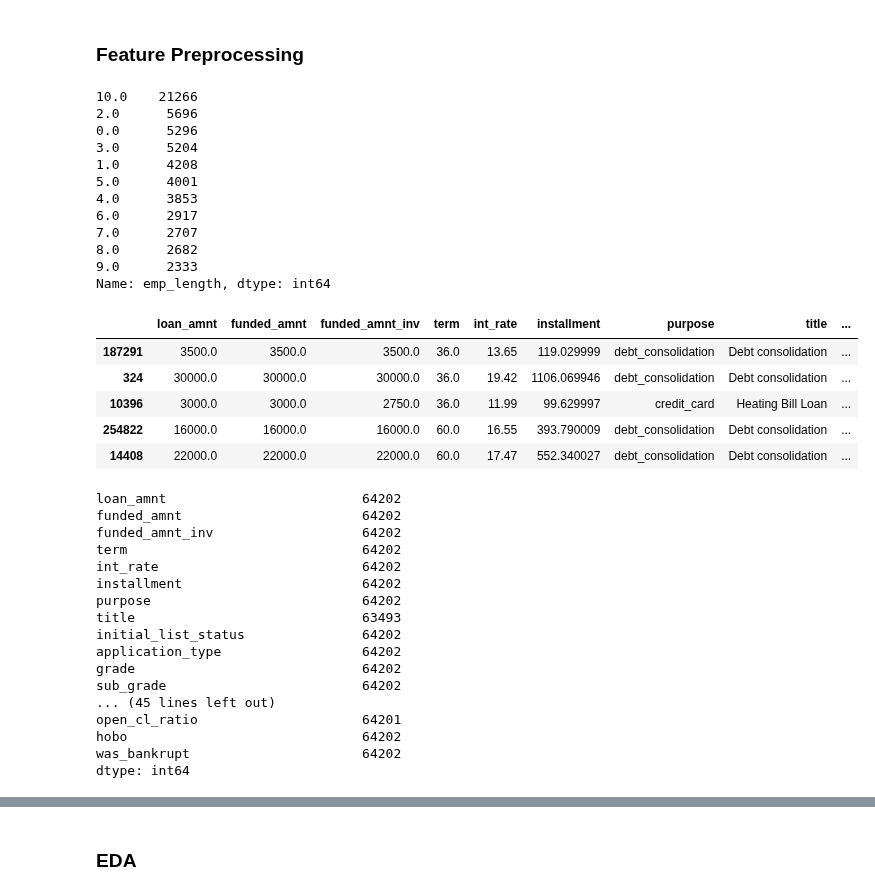
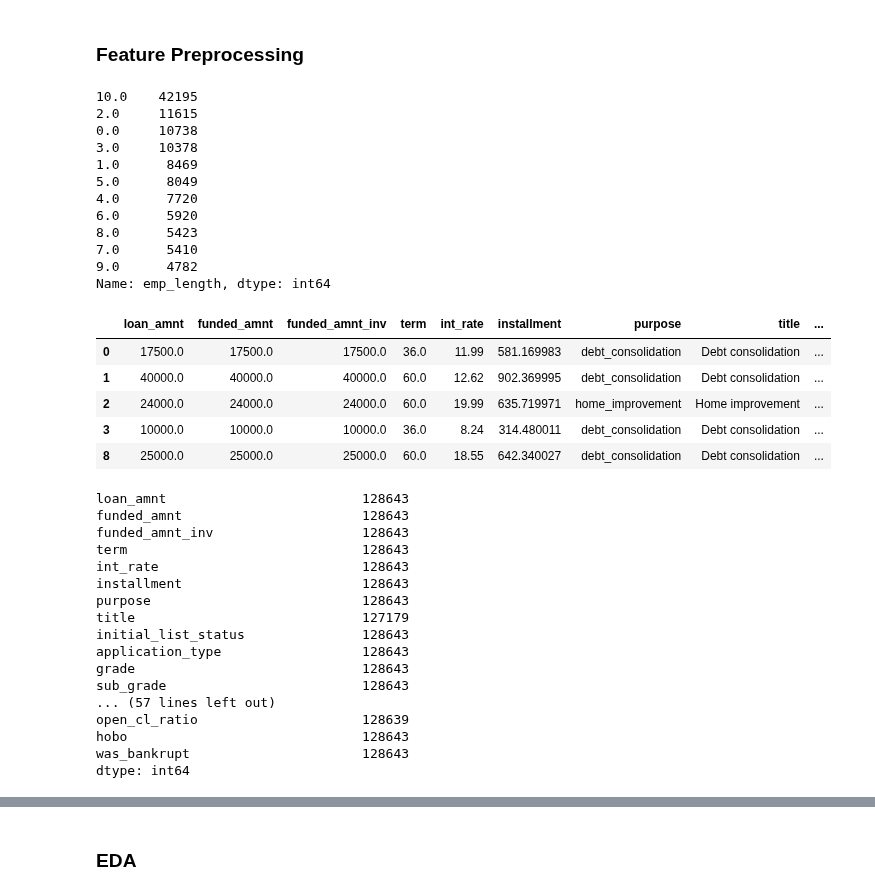
Before and after one commit to MykolaPinchuk/KaggleProjects, a Jupyter notebook: kp102-lc-loaddef.ipynb, the cells around one changed output, grey strips where cells are left out. Cells and saved outputs as stored; diff of their text form; code cells hidden in the pictures.

```diff
--- a/kp102-lc-loaddef.ipynb
+++ b/kp102-lc-loaddef.ipynb
@@ -107,7 +118,10 @@ features_tokeep = ['loan_status',
  'avg_cur_bal', 'il_util', 'tot_cur_bal',
  'revol_bal', 'revol_util', 'max_bal_bc',
  'delinq_2yrs', 'acc_now_delinq', 'delinq_amnt', 'pub_rec', 'pub_rec_bankruptcies',
- 'annual_inc_joint', 'dti_joint', 'verification_status_joint']
+ 'annual_inc_joint', 'dti_joint', 'verification_status_joint',
+ 'total_bal_ex_mort', 'tot_coll_amt', 'tax_liens', 'percent_bc_gt_75', 'pct_tl_nvr_dlq',
+ 'open_rv_12m', 'open_il_12m', 'num_tl_90g_dpd_24m', 'num_tl_30dpd', 'num_tl_120dpd_2m',
+ 'num_accts_ever_120_pd']
 
 df = df[features_tokeep]
 
@@ -115,7 +129,8 @@ df = df[features_tokeep]
 df.drop(columns = ['il_util', 'max_bal_bc'], inplace=True)
 # these are useful features, which I will preprocess later
 
-df = df.sample(100000)
+df = df.sample(200000)
+df.reset_index(inplace=True, drop=True)
 display(df.shape, time.time()-time0, df.head())
 # %% [output]
 |  | id | loan_amnt | funded_amnt | funded_amnt_inv | term | int_rate | installment | grade | sub_grade | ... |
@@ -190,8 +185,10 @@ display(df.head())
 
 display(df.loan_status.value_counts())
 df.target=np.nan
-df.loc[df.loan_status.isin(['Fully Paid', 'Does not meet the credit policy. Status:Fully Paid']), 'target']=0
-df.loc[df.loan_status.isin(['Charged Off', 'Late (31-120 days)', 'Does not meet the credit policy. Status:Charged Off', 'Default']), 'target']=1
+#df.loc[df.loan_status.isin(['Fully Paid', 'Does not meet the credit policy. Status:Fully Paid']), 'target']=0
+#df.loc[df.loan_status.isin(['Charged Off', 'Late (31-120 days)', 'Does not meet the credit policy. Status:Charged Off', 'Default']), 'target']=1
+df.loc[df.loan_status.isin(['Fully Paid']), 'target']=0
+df.loc[df.loan_status.isin(['Charged Off', 'Default']), 'target']=1
 df=df[df['target'].isin([0,1])]
 display(df.shape,df.loan_status.value_counts(), df.count(), sys.getsizeof(df)/1048576)
 df.drop(columns='loan_status',inplace=True)
@@ -250,50 +247,50 @@ df.loc[df.iti==np.inf, 'iti']=np.nan
 df.loc[df.iti>1, 'iti']=2
 df.loc[df.revol_util>100,'revol_util']=100
 
 # add more features
 
 df['zip_code'] = df.zip_code.str.rstrip('xx').astype(int)
 df['joint'] = df.dti_joint.notnull().astype(int)
 
 df['emp_length'] = df.emp_length.str.rstrip(' years')
 df.loc[df.emp_length=='< 1','emp_length'] = 0
 df.loc[df.emp_length=='10+','emp_length'] = 10
 df['emp_length'] = df.emp_length.astype(np.float32)
 display(df.emp_length.value_counts())
 
 df.amnt_same = (df.loan_amnt == df.funded_amnt_inv).astype(int)
 df['revol_balance_income'] = df.revol_bal/df.annual_inc
 df['avg_cur_bal_inc'] = df.avg_cur_bal/df.annual_inc
 df['tot_cur_bal_inc'] = df.tot_cur_bal/df.annual_inc
-
+df['total_bal_ex_mort_inc'] = df.total_bal_ex_mort/df.annual_inc
 
 df['low_fico'] = (df.fico_range_high<=659).astype(int)
 df['open_cl_ratio']=df.open_acc/df.total_acc
 df['hobo'] = (df.home_ownership=='None').astype(int)
 df['was_bankrupt'] = (df.pub_rec_bankruptcies>0).astype(int)
 
 df.drop(columns = ['annual_inc_joint', 'dti_joint', 'verification_status_joint', 'earliest_cr_line', 'issue_d'], inplace=True)
 
 df.head()
 # %% [output]
-10.0    21266
-2.0      5696
-0.0      5296
-3.0      5204
-1.0      4208
-5.0      4001
-4.0      3853
-6.0      2917
-7.0      2707
-8.0      2682
-9.0      2333
+10.0    42195
+2.0     11615
+0.0     10738
+3.0     10378
+1.0      8469
+5.0      8049
+4.0      7720
+6.0      5920
+8.0      5423
+7.0      5410
+9.0      4782
 Name: emp_length, dtype: int64
 |  | loan_amnt | funded_amnt | funded_amnt_inv | term | int_rate | installment | purpose | title | ... |
-| 187291 | 3500.0 | 3500.0 | 3500.0 | 36.0 | 13.65 | 119.029999 | debt_consolidation | Debt consolidation | ... |
-| 324 | 30000.0 | 30000.0 | 30000.0 | 36.0 | 19.42 | 1106.069946 | debt_consolidation | Debt consolidation | ... |
-| 10396 | 3000.0 | 3000.0 | 2750.0 | 36.0 | 11.99 | 99.629997 | credit_card | Heating Bill Loan | ... |
-| 254822 | 16000.0 | 16000.0 | 16000.0 | 60.0 | 16.55 | 393.790009 | debt_consolidation | Debt consolidation | ... |
-| 14408 | 22000.0 | 22000.0 | 22000.0 | 60.0 | 17.47 | 552.340027 | debt_consolidation | Debt consolidation | ... |
+| 0 | 17500.0 | 17500.0 | 17500.0 | 36.0 | 11.99 | 581.169983 | debt_consolidation | Debt consolidation | ... |
+| 1 | 40000.0 | 40000.0 | 40000.0 | 60.0 | 12.62 | 902.369995 | debt_consolidation | Debt consolidation | ... |
+| 2 | 24000.0 | 24000.0 | 24000.0 | 60.0 | 19.99 | 635.719971 | home_improvement | Home improvement | ... |
+| 3 | 10000.0 | 10000.0 | 10000.0 | 36.0 | 8.24 | 314.480011 | debt_consolidation | Debt consolidation | ... |
+| 8 | 25000.0 | 25000.0 | 25000.0 | 60.0 | 18.55 | 642.340027 | debt_consolidation | Debt consolidation | ... |
 # %%
 # For features like 'time_since some credit event', treat NA as never and fill those values with 100 years equivalent
 
@@ -311,22 +308,22 @@ display(df.count())
 df.inq_fi = df.inq_fi.fillna(value=0)
 df.inq_last_12m = df.inq_last_12m.fillna(value=0)
 # %% [output]
-loan_amnt                         64202
-funded_amnt                       64202
-funded_amnt_inv                   64202
-term                              64202
-int_rate                          64202
-installment                       64202
-purpose                           64202
-title                             63493
-initial_list_status               64202
-application_type                  64202
-grade                             64202
-sub_grade                         64202
-... (45 lines left out)
-open_cl_ratio                     64201
-hobo                              64202
-was_bankrupt                      64202
+loan_amnt                         128643
+funded_amnt                       128643
+funded_amnt_inv                   128643
+term                              128643
+int_rate                          128643
+installment                       128643
+purpose                           128643
+title                             127179
+initial_list_status               128643
+application_type                  128643
+grade                             128643
+sub_grade                         128643
+... (57 lines left out)
+open_cl_ratio                     128639
+hobo                              128643
+was_bankrupt                      128643
 dtype: int64
 # %%
 df.mo_sin_rcnt_tl.describe()
```
Also changed, not shown: parts of 30 cells of this notebook.
